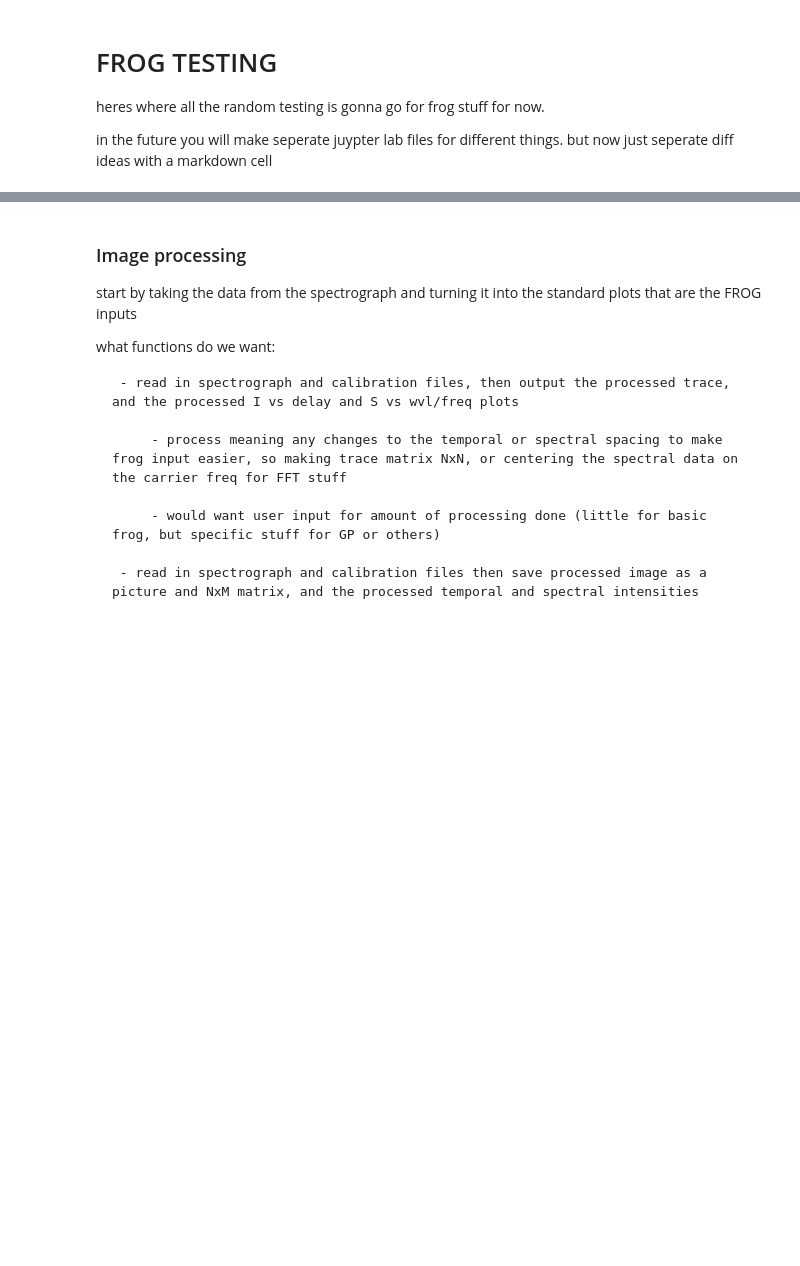
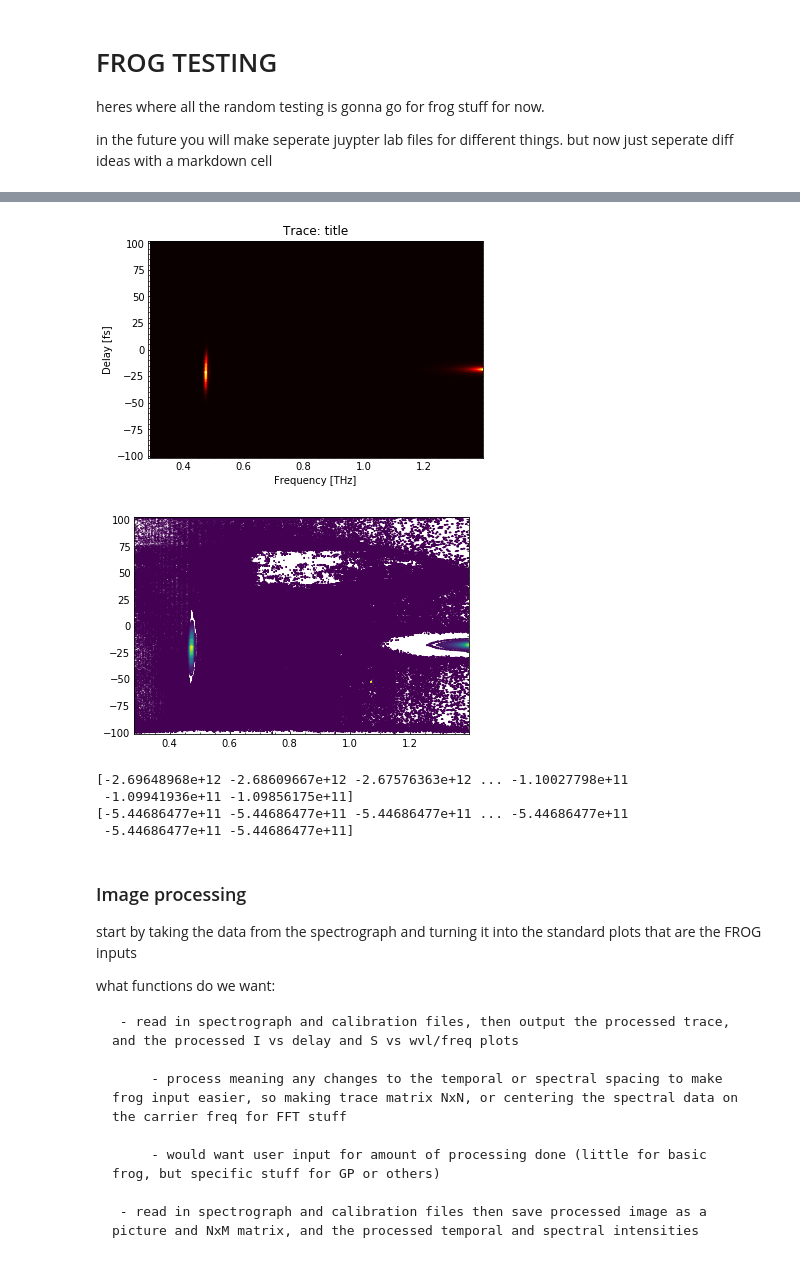
Before and after one commit to ChowdhuryGroup/FROG, a Jupyter notebook: frog_test.ipynb, the cells around one changed output, grey strips where cells are left out. Cells and saved outputs as stored; diff of their text form; code cells hidden in the pictures; blank space fills up the shorter version.

```diff
--- a/frog_test.ipynb
+++ b/frog_test.ipynb
@@ -56,0 +115,15 @@ s2fs = 1.e15 # s to fs
+# %%
+dp.rough_plot(trace,d_arr,f_arr)
+plt.figure();
+plt.contour(f_arr*h2th,d_arr*s2fs,trace,levels=40);
+# %% [output]
+[figure, added]
+[figure, added]
+# %%
+print(np.diff(f_arr))
+print(np.diff(trc_f))
+# %% [output]
+[-2.69648968e+12 -2.68609667e+12 -2.67576363e+12 ... -1.10027798e+11
+ -1.09941936e+11 -1.09856175e+11]
+[-5.44686477e+11 -5.44686477e+11 -5.44686477e+11 ... -5.44686477e+11
+ -5.44686477e+11 -5.44686477e+11]
```
Also changed, not shown: parts of 16 cells of this notebook, 1 other file.
